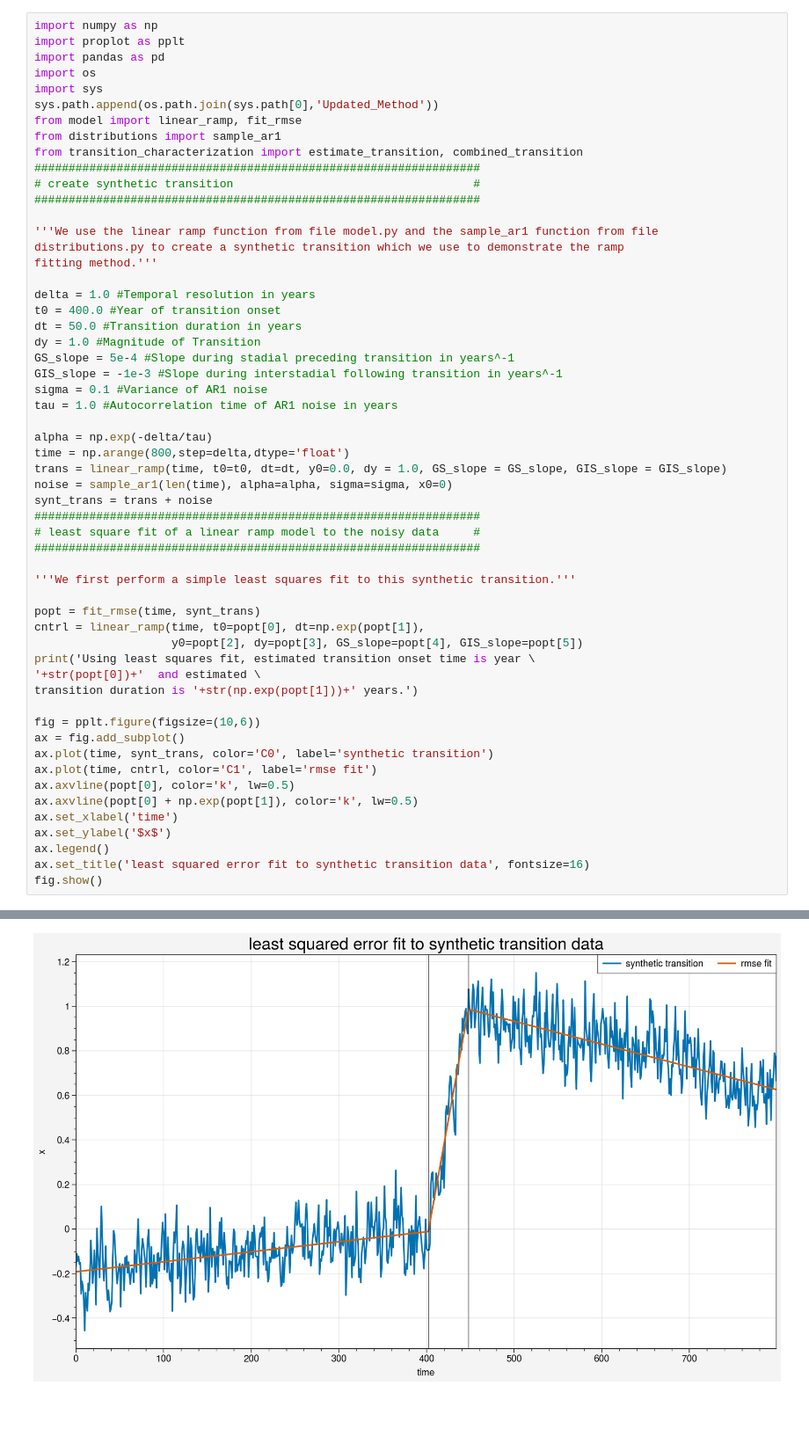
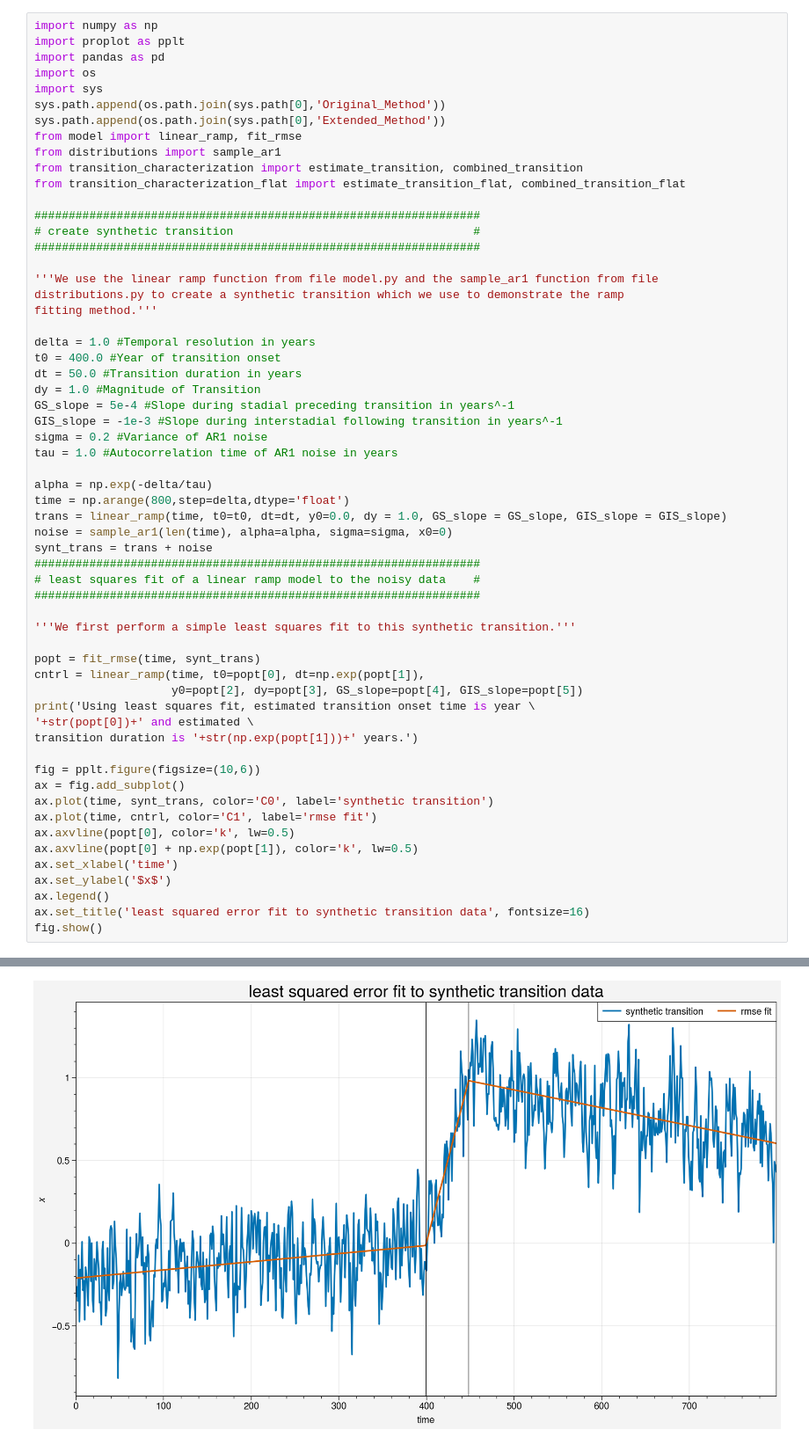
Before and after one commit to johatt11/DO_Temporal_Phasing, a Jupyter notebook: Example_Synthetic_Transition.ipynb, the cells around one changed output, grey strips where cells are left out. Shown at 88% size. Cells and saved outputs as stored; diff of their text form; blank space fills up the shorter version.

```diff
--- a/Example_Synthetic_Transition.ipynb
+++ b/Example_Synthetic_Transition.ipynb
@@ -4,10 +4,13 @@ import proplot as pplt
 import pandas as pd
 import os
 import sys
-sys.path.append(os.path.join(sys.path[0],'Updated_Method'))
+sys.path.append(os.path.join(sys.path[0],'Original_Method'))
+sys.path.append(os.path.join(sys.path[0],'Extended_Method'))
 from model import linear_ramp, fit_rmse
 from distributions import sample_ar1
 from transition_characterization import estimate_transition, combined_transition
+from transition_characterization_flat import estimate_transition_flat, combined_transition_flat
+
 #################################################################
 # create synthetic transition                                   #
 #################################################################
@@ -22,7 +25,7 @@ dt = 50.0 #Transition duration in years
 dy = 1.0 #Magnitude of Transition
 GS_slope = 5e-4 #Slope during stadial preceding transition in years^-1
 GIS_slope = -1e-3 #Slope during interstadial following transition in years^-1
-sigma = 0.1 #Variance of AR1 noise
+sigma = 0.2 #Variance of AR1 noise
 tau = 1.0 #Autocorrelation time of AR1 noise in years
 
 alpha = np.exp(-delta/tau)
@@ -31,7 +34,7 @@ trans = linear_ramp(time, t0=t0, dt=dt, y0=0.0, dy = 1.0, GS_slope = GS_slope, G
 noise = sample_ar1(len(time), alpha=alpha, sigma=sigma, x0=0)
 synt_trans = trans + noise
 #################################################################
-# least square fit of a linear ramp model to the noisy data     #
+# least squares fit of a linear ramp model to the noisy data    #
 #################################################################
 
 '''We first perform a simple least squares fit to this synthetic transition.'''
@@ -40,7 +43,7 @@ popt = fit_rmse(time, synt_trans)
 cntrl = linear_ramp(time, t0=popt[0], dt=np.exp(popt[1]),
                     y0=popt[2], dy=popt[3], GS_slope=popt[4], GIS_slope=popt[5])
 print('Using least squares fit, estimated transition onset time is year \
-'+str(popt[0])+'  and estimated \
+'+str(popt[0])+' and estimated \
 transition duration is '+str(np.exp(popt[1]))+' years.')
 
 fig = pplt.figure(figsize=(10,6))
@@ -59 +62 @@ Using least squares fit, estimated transition onset time is year 402.00000084016
-[figure, old version]
+[figure, new version]
```
Also changed, not shown: parts of 3 cells of this notebook, 44 other files.
